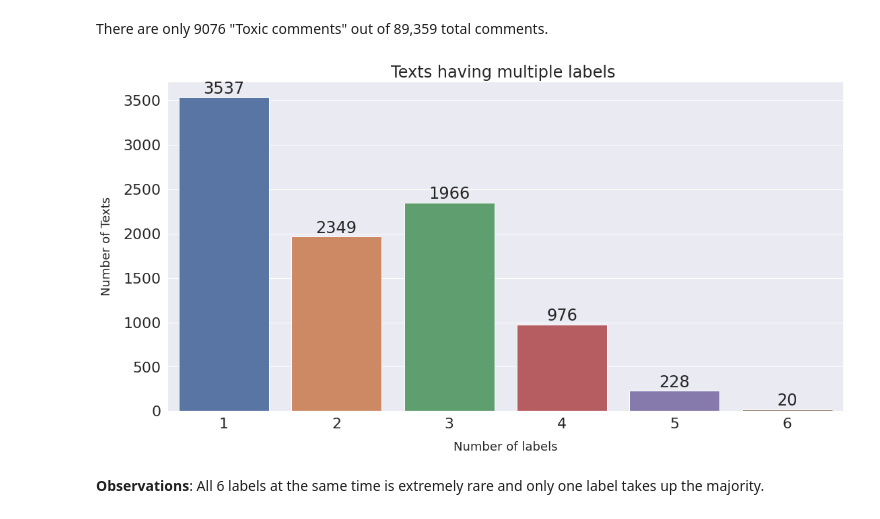
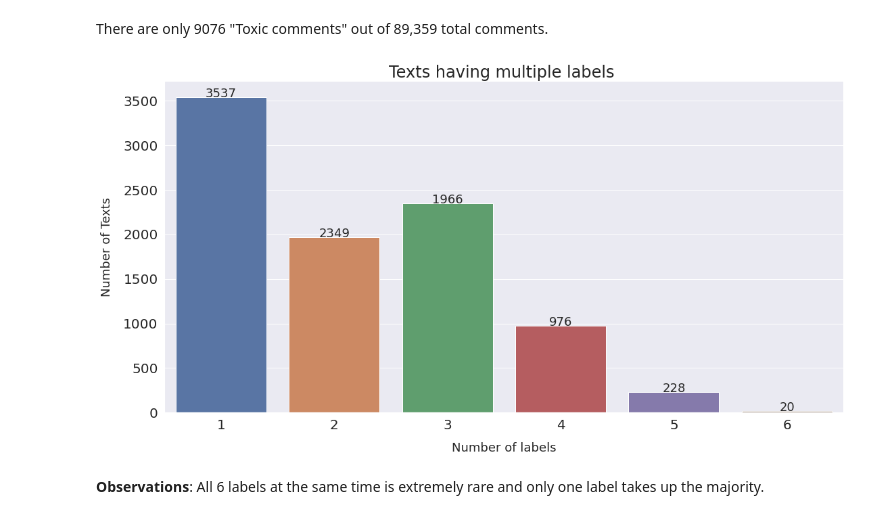
Before and after one commit to mayankchadha16/Why-so-Harsh, a Jupyter notebook: Clones.ipynb, the cells around one changed output. Saved outputs shown, nothing was run; the diff lists cells and outputs as text; code cells hidden in the pictures.

```diff
--- a/Clones.ipynb
+++ b/Clones.ipynb
@@ -80,12 +87,14 @@ class noise_removal:
         pass
 
     def clean(self, df, column):
+        # applying all the methods in sequence
         df[column]= df[column].apply(self.rm_urls)
         df[column]= df[column].apply(self.rm_html_tags)
-        df[column] = df[column].apply(self.rm_non_alphanumeric)
+        df[column] = df[column].apply(self.rm_non_alpha)
+
         df[column] = self.rm_whitespace(df, column)
 
-        # lowercase
+        # lowercasing the text
         df[column] = df[column].str.lower()
 
         return df
@@ -94,9 +103,10 @@ class noise_removal:
         return re.sub(r'http\S+', ' ', text)
 
     def rm_html_tags(self, text):
-        return re.sub('<[^<]+?>', '', text)
+        clean = re.compile('<.*?>')
+        return re.sub(clean, ' ', text)
 
-    def rm_non_alphanumeric(self, text):
+    def rm_non_alpha(self, text):
         return re.sub('[^a-zA-Z]', ' ', text)
 
     def rm_whitespace(self, df, column):
@@ -183,24 +197,27 @@ df_test = remove_less_2(df_test, 'text')
 
 To get a better sense of our MultiLabel Classification we would start by plotting the number of texts in each category.
 # %%
+# List all the target columns
 categories = list(df_train.columns.values)
 categories.remove('id')
 categories.remove('text')
 
-sns.set(font_scale=2)
-
+#Plot
 ax = sns.barplot(x=categories, y=df_train.iloc[:, 2:].sum().values)
 
+#Labelling
 plt.title("Texts in each category", fontsize=24)
 plt.ylabel('Number of Texts', fontsize=18)
 plt.xlabel('Text Type ', fontsize=18)
 
+#For accessing the subplots in the graph
 rects = ax.patches
-labels = df_train.iloc[:, 2:].sum().values
 
-for rect, label in zip(rects, labels):
-    height = rect.get_height()
-    ax.text(rect.get_x() + rect.get_width()/2, height + 5, label, ha='center', va='bottom', fontsize=18)
+category_values = df_train.iloc[:, 2:].sum().values
+
+#For each subplot we need to assign a x coordinate, y coordinate and label with the orientation and fontsize
+for rect, label in zip(rects, category_values):
+    ax.text(rect.get_x() + rect.get_width()/2, rect.get_height(), label, ha='center', fontsize=18)
 
 plt.show()
 # %% [output]
@@ -219,30 +237,31 @@ len(df_toxic)
 # %% [markdown]
 There are only 9076 "Toxic comments" out of 89,359 total comments.
 # %%
+#Sums of the toxic columns for each row
 rowSums = df_train.iloc[:, 2:].sum(axis=1)
 
+# corresponding value counts for number of toxic labels
 multiLabel_counts = rowSums.value_counts()
+
+#Taking all the non-zero aka toxic comments counts only
 multiLabel_counts = multiLabel_counts.iloc[1:]
-
-sns.set(font_scale=2)
 
 ax = sns.barplot(x=multiLabel_counts.index, y=multiLabel_counts.values)
 
 plt.title("Texts having multiple labels ")
 plt.ylabel('Number of Texts', fontsize=18)
 plt.xlabel('Number of labels', fontsize=18)
 
 # adding the text labels
 rects = ax.patches
-labels = multiLabel_counts.values
+category_values = multiLabel_counts.values
 
-for rect, label in zip(rects, labels):
-    height = rect.get_height()
-    ax.text(rect.get_x() + rect.get_width()/2, height + 5, label, ha='center', va='bottom')
+for rect, label in zip(rects, category_values):
+    ax.text(rect.get_x() + rect.get_width()/2, rect.get_height(), label, ha='center', fontsize=18)
 
 plt.show()
 # %% [output]
-[figure, old version]
+[figure, new version]
 # %% [markdown]
 **Observations**: All 6 labels at the same time is extremely rare and only one label takes up the majority.
 # %% [markdown]
```
Also changed, not shown: parts of 21 cells of this notebook.
